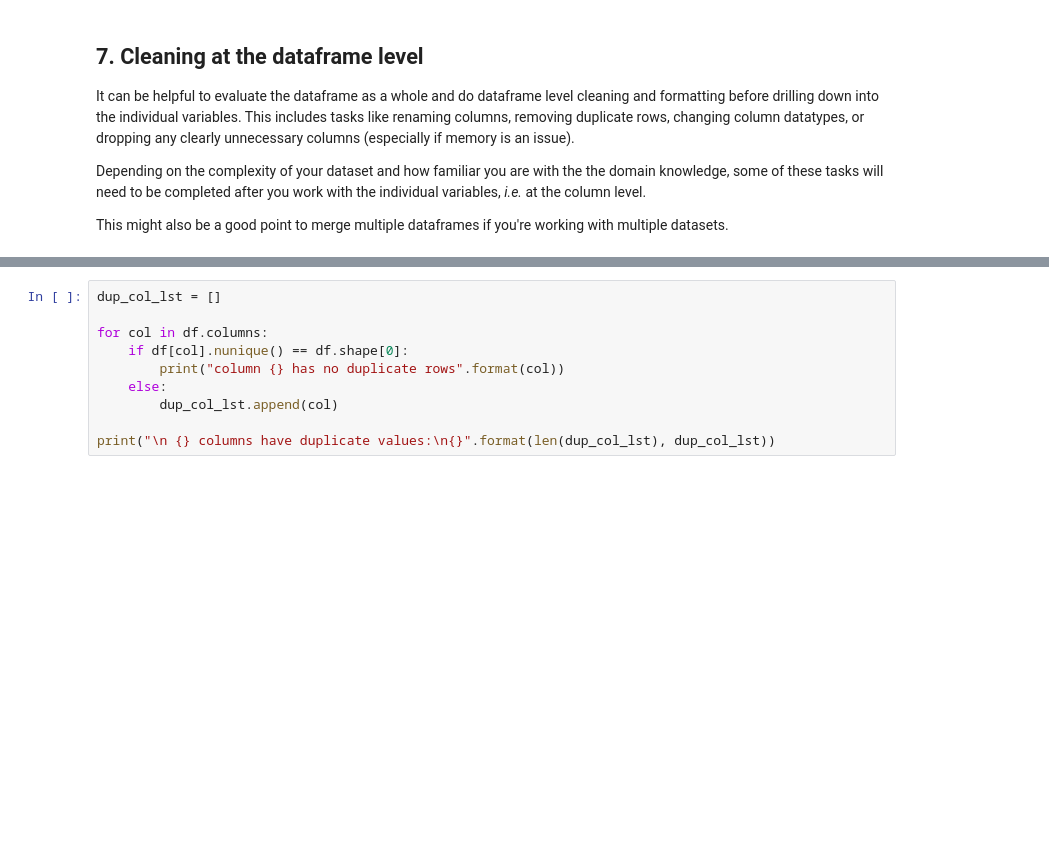
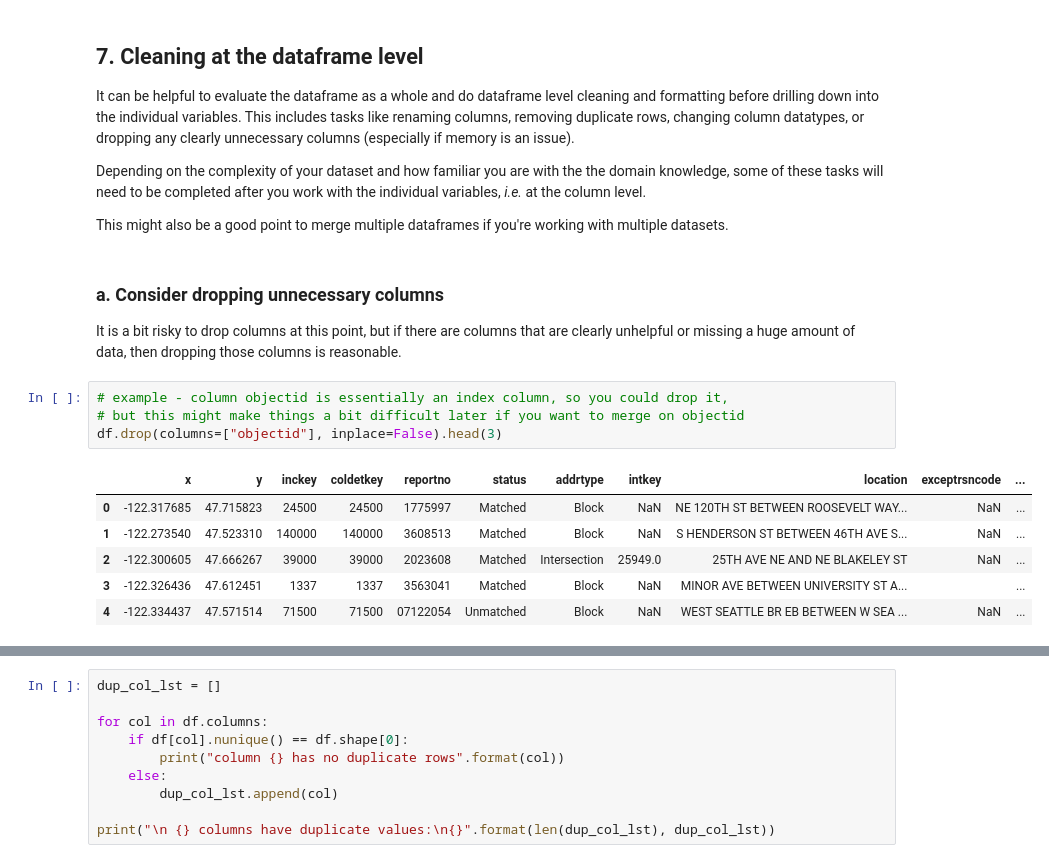
Before and after one commit to niwako/garbanzo, a Jupyter notebook: Workshop on EDA.ipynb, the cells around one changed output, grey strips where cells are left out. Saved outputs shown, nothing was run; the diff lists cells and outputs as text; blank space fills up the shorter version.

```diff
--- a/Workshop on EDA.ipynb
+++ b/Workshop on EDA.ipynb
@@ -170,3 +210,18 @@ It can be helpful to evaluate the dataframe as a whole and do dataframe level cl
 Depending on the complexity of your dataset and how familiar you are with the the domain knowledge, some of these tasks will need to be completed after you work with the individual variables, _i.e._ at the column level.
 
 This might also be a good point to merge multiple dataframes if you're working with multiple datasets.
+# %% [markdown]
+### a. Consider dropping unnecessary columns
+
+It is a bit risky to drop columns at this point, but if there are columns that are clearly unhelpful or missing a huge amount of data, then dropping those columns is reasonable.
+# %%
+# example - column objectid is essentially an index column, so you could drop it,
+# but this might make things a bit difficult later if you want to merge on objectid
+df.drop(columns=["objectid"], inplace=False).head(3)
+# %% [output]
+|  | x | y | inckey | coldetkey | reportno | status | addrtype | intkey | location | exceptrsncode | ... |
+| 0 | -122.317685 | 47.715823 | 24500 | 24500 | 1775997 | Matched | Block | NaN | NE 120TH ST BETWEEN ROOSEVELT WAY... | NaN | ... |
+| 1 | -122.273540 | 47.523310 | 140000 | 140000 | 3608513 | Matched | Block | NaN | S HENDERSON ST BETWEEN 46TH AVE S... | NaN | ... |
+| 2 | -122.300605 | 47.666267 | 39000 | 39000 | 2023608 | Matched | Intersection | 25949.0 | 25TH AVE NE AND NE BLAKELEY ST | NaN | ... |
+| 3 | -122.326436 | 47.612451 | 1337 | 1337 | 3563041 | Matched | Block | NaN | MINOR AVE BETWEEN UNIVERSITY ST A... |  | ... |
+| 4 | -122.334437 | 47.571514 | 71500 | 71500 | 07122054 | Unmatched | Block | NaN | WEST SEATTLE BR EB BETWEEN W SEA ... | NaN | ... |
```
Also changed, not shown: parts of 16 cells of this notebook.
